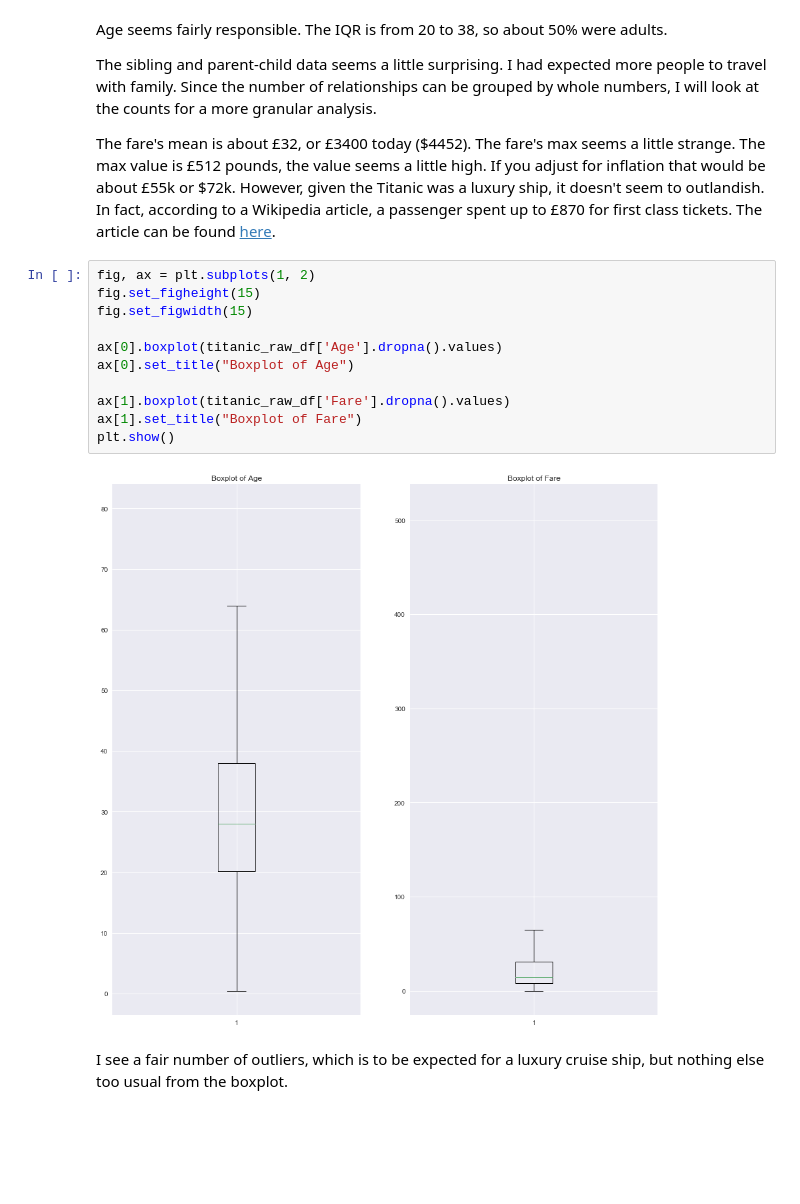
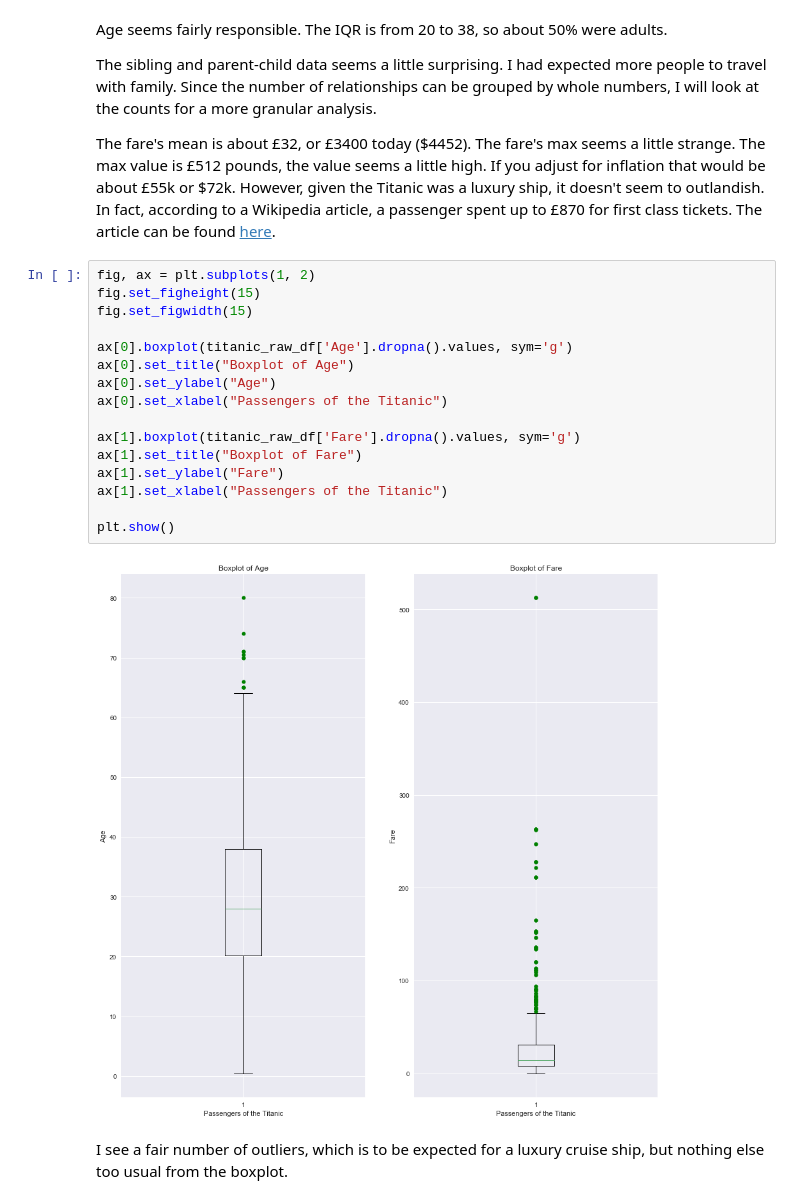
Before and after one commit to dataxerik/Udacity_Data_Analyst, a Jupyter notebook: Intro To Data Analytic/Intro To Data Analysis Project - Titanic Dataset.ipynb, the cells around one changed output. Saved outputs shown, nothing was run; the diff lists cells and outputs as text; blank space fills up the shorter version.

```diff
--- a/Intro To Data Analytic/Intro To Data Analysis Project - Titanic Dataset.ipynb
+++ b/Intro To Data Analytic/Intro To Data Analysis Project - Titanic Dataset.ipynb
@@ -112,16 +148,21 @@ The fare's mean is about £32, or £3400 today (\$4452). The fare's max seems a
 # %%
 fig, ax = plt.subplots(1, 2)
 fig.set_figheight(15)
 fig.set_figwidth(15)
 
-ax[0].boxplot(titanic_raw_df['Age'].dropna().values)
+ax[0].boxplot(titanic_raw_df['Age'].dropna().values, sym='g')
 ax[0].set_title("Boxplot of Age")
+ax[0].set_ylabel("Age")
+ax[0].set_xlabel("Passengers of the Titanic")
 
-ax[1].boxplot(titanic_raw_df['Fare'].dropna().values)
+ax[1].boxplot(titanic_raw_df['Fare'].dropna().values, sym='g')
 ax[1].set_title("Boxplot of Fare")
+ax[1].set_ylabel("Fare")
+ax[1].set_xlabel("Passengers of the Titanic")
+
 plt.show()
 # %% [output]
-[figure, old version]
+[figure, new version]
 # %% [markdown]
 I see a fair number of outliers, which is to be expected for a luxury cruise ship, but nothing else too usual from the boxplot.
 # %%
```
Also changed, not shown: parts of 22 cells of this notebook.
